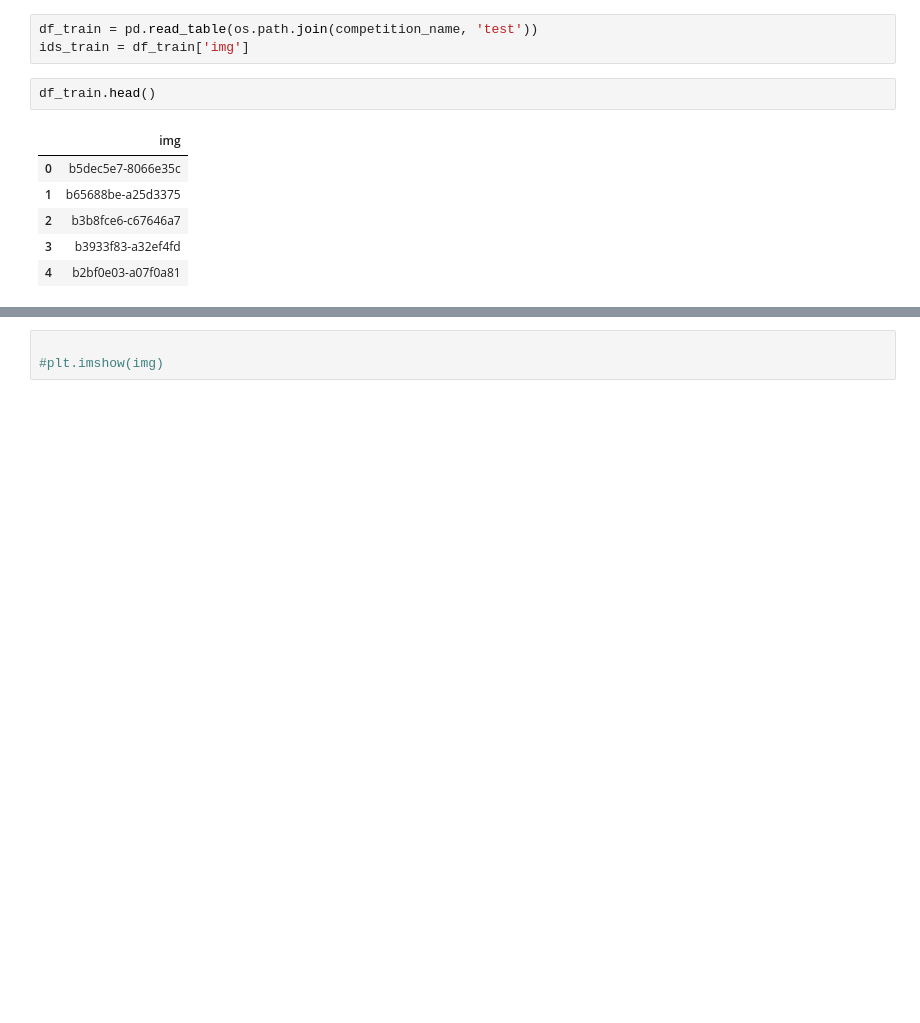
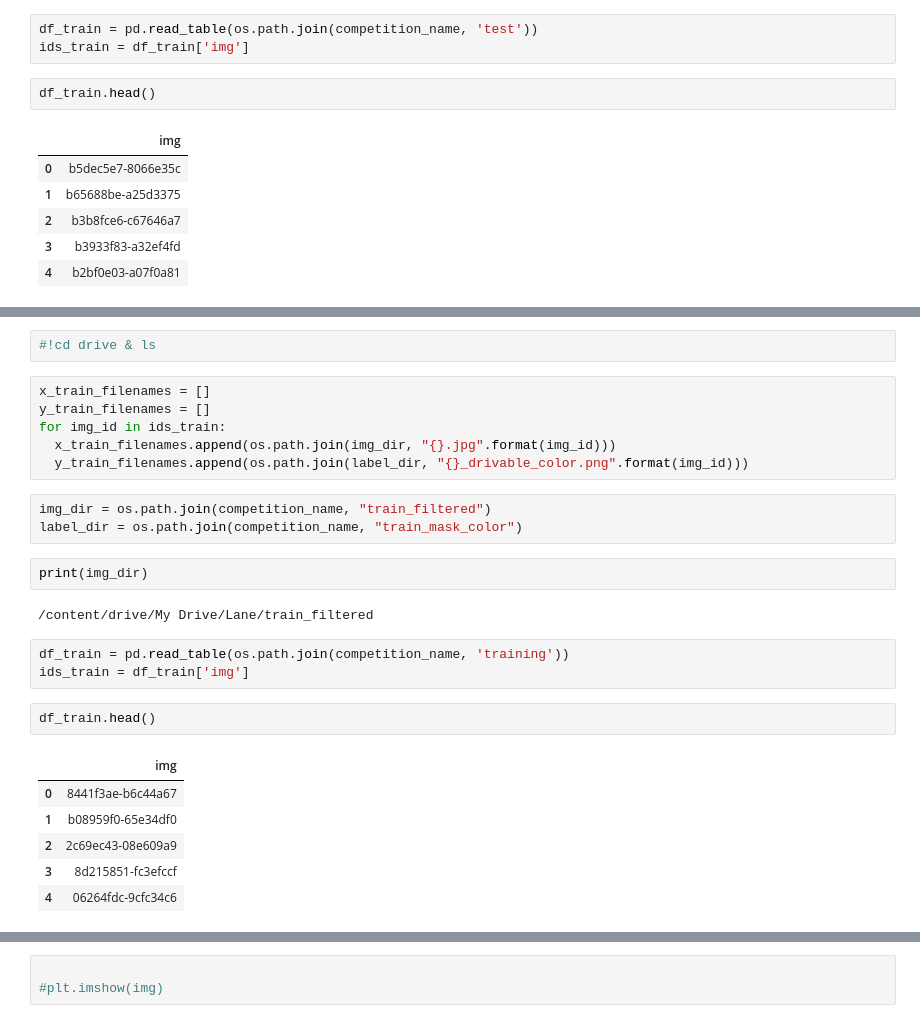
Before and after one commit to shivasaxena23/DrivableAreaAndLanePrediction, a Jupyter notebook: Lane_Image_Segmentation.ipynb, the cells around one changed output, grey strips where cells are left out. Saved outputs shown, nothing was run; the diff lists cells and outputs as text; blank space fills up the shorter version.

```diff
--- a/Lane_Image_Segmentation.ipynb
+++ b/Lane_Image_Segmentation.ipynb
@@ -147,0 +88,27 @@ img = mpimg.imread(img_dir+"/b1c9c847-3bda4659.jpg")
+# %%
+#!cd drive & ls
+# %%
+x_train_filenames = []
+y_train_filenames = []
+for img_id in ids_train:
+  x_train_filenames.append(os.path.join(img_dir, "{}.jpg".format(img_id)))
+  y_train_filenames.append(os.path.join(label_dir, "{}_drivable_color.png".format(img_id)))
+# %%
+img_dir = os.path.join(competition_name, "train_filtered")
+label_dir = os.path.join(competition_name, "train_mask_color")
+# %%
+print(img_dir)
+# %% [output]
+/content/drive/My Drive/Lane/train_filtered
+# %%
+df_train = pd.read_table(os.path.join(competition_name, 'training'))
+ids_train = df_train['img']
+# %%
+df_train.head()
+# %% [output]
+|  | img |
+| 0 | 8441f3ae-b6c44a67 |
+| 1 | b08959f0-65e34df0 |
+| 2 | 2c69ec43-08e609a9 |
+| 3 | 8d215851-fc3efccf |
+| 4 | 06264fdc-9cfc34c6 |
```
Also changed, not shown: parts of 37 cells of this notebook.
